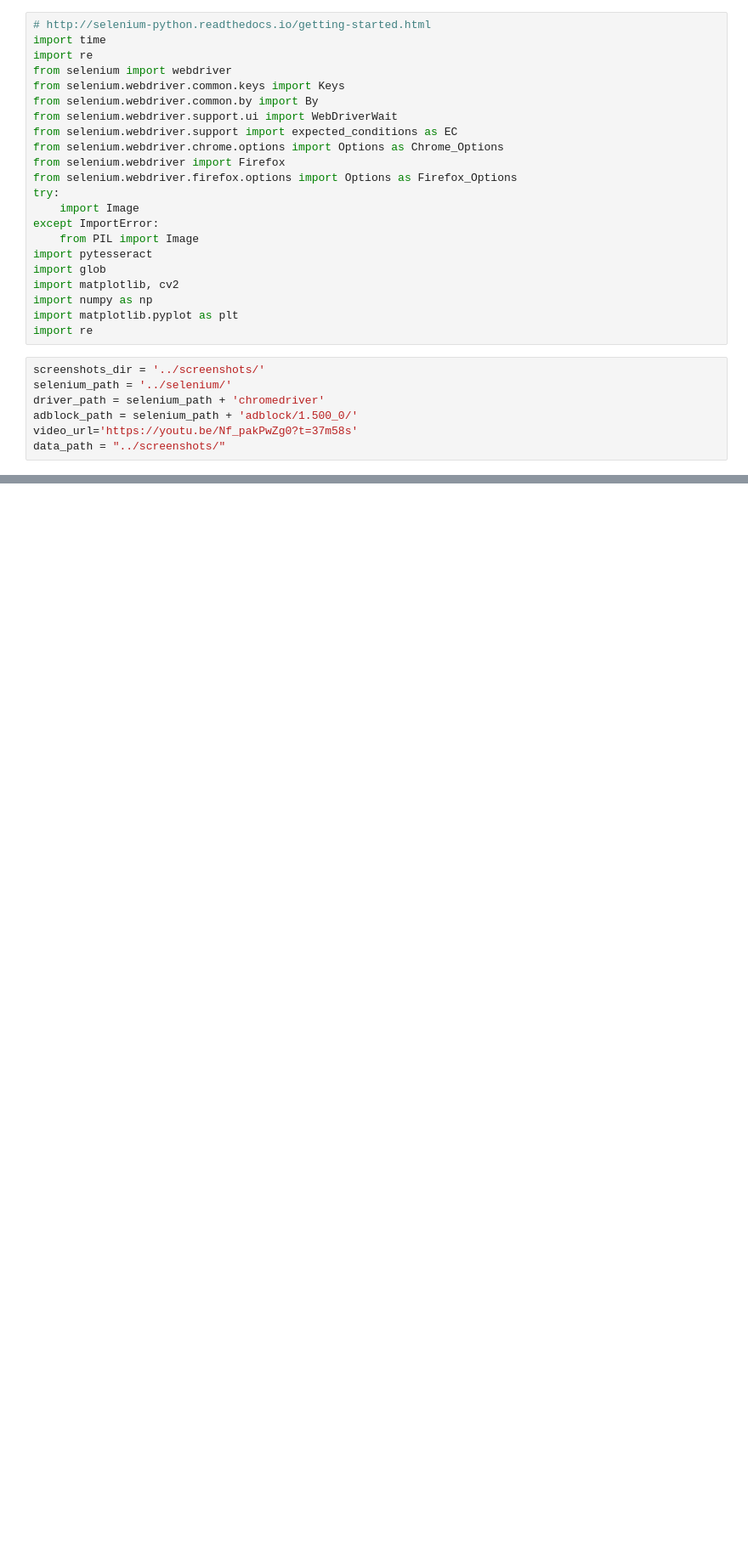
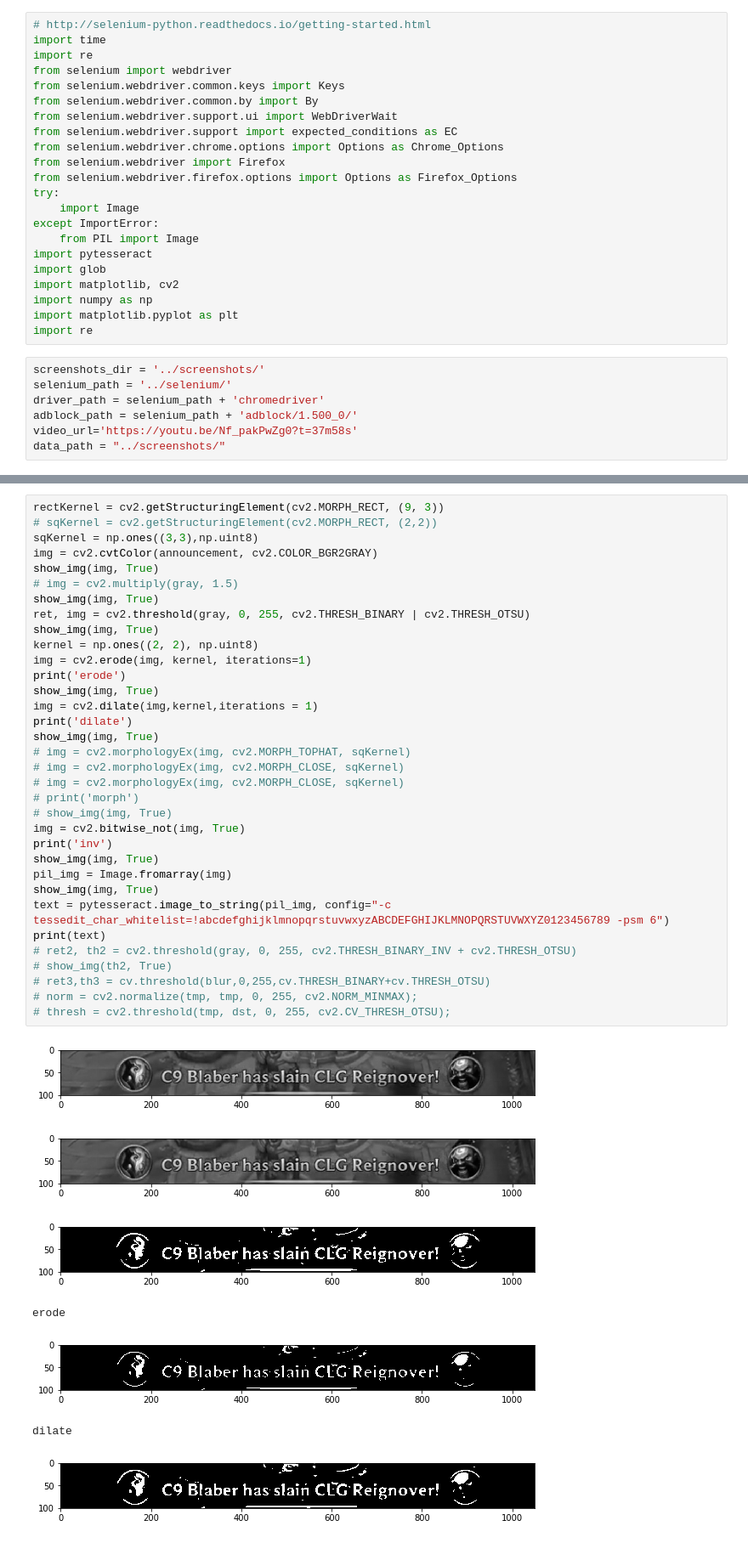
Before and after one commit to chrisMYchen/esportscaster, a Jupyter notebook: notebooks/announcer firefox ocr.ipynb, the cells around one changed output, grey strips where cells are left out. Shown at 85% size. Saved outputs shown, nothing was run; the diff lists cells and outputs as text; blank space fills up the shorter version.

```diff
--- a/notebooks/announcer firefox ocr.ipynb
+++ b/notebooks/announcer firefox ocr.ipynb
@@ -78,0 +92,42 @@ print(text)
+# %%
+rectKernel = cv2.getStructuringElement(cv2.MORPH_RECT, (9, 3))
+# sqKernel = cv2.getStructuringElement(cv2.MORPH_RECT, (2,2))
+sqKernel = np.ones((3,3),np.uint8)
+img = cv2.cvtColor(announcement, cv2.COLOR_BGR2GRAY)
+show_img(img, True)
+# img = cv2.multiply(gray, 1.5)
+show_img(img, True)
+ret, img = cv2.threshold(gray, 0, 255, cv2.THRESH_BINARY | cv2.THRESH_OTSU)
+show_img(img, True)
+kernel = np.ones((2, 2), np.uint8)
+img = cv2.erode(img, kernel, iterations=1)
+print('erode')
+show_img(img, True)
+img = cv2.dilate(img,kernel,iterations = 1)
+print('dilate')
+show_img(img, True)
+# img = cv2.morphologyEx(img, cv2.MORPH_TOPHAT, sqKernel)
+# img = cv2.morphologyEx(img, cv2.MORPH_CLOSE, sqKernel)
+# img = cv2.morphologyEx(img, cv2.MORPH_CLOSE, sqKernel)
+# print('morph')
+# show_img(img, True)
+img = cv2.bitwise_not(img, True)
+print('inv')
+show_img(img, True)
+pil_img = Image.fromarray(img)
+show_img(img, True)
+text = pytesseract.image_to_string(pil_img, config="-c tessedit_char_whitelist=!abcdefghijklmnopqrstuvwxyzABCDEFGHIJKLMNOPQRSTUVWXYZ0123456789 -psm 6")
+print(text)
+# ret2, th2 = cv2.threshold(gray, 0, 255, cv2.THRESH_BINARY_INV + cv2.THRESH_OTSU)
+# show_img(th2, True)
+# ret3,th3 = cv.threshold(blur,0,255,cv.THRESH_BINARY+cv.THRESH_OTSU)
+# norm = cv2.normalize(tmp, tmp, 0, 255, cv2.NORM_MINMAX);
+# thresh = cv2.threshold(tmp, dst, 0, 255, cv2.CV_THRESH_OTSU);
+# %% [output]
+[figure, added]
+[figure, added]
+[figure, added]
+erode
+[figure, added]
+dilate
+[figure, added]
```
Also changed, not shown: parts of 7 cells of this notebook, 17 other files.
